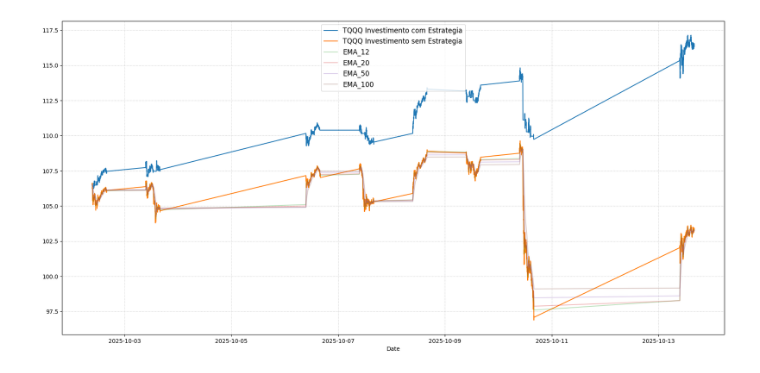
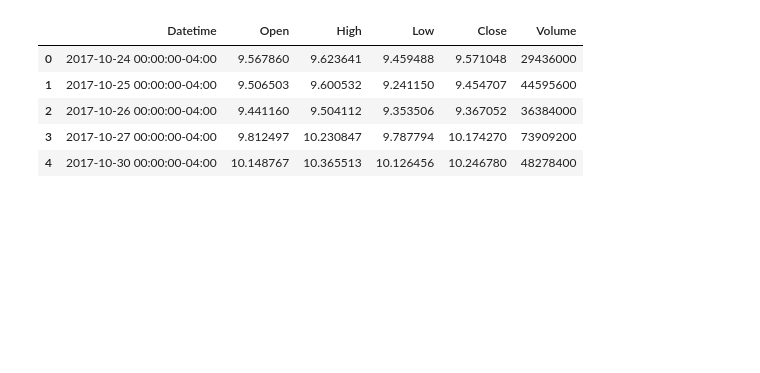
Before and after one commit to Augusto-Mateus/analise_ema_investimentos, a Jupyter notebook: avaliacao_estrategia.ipynb, the cells around one changed output. Drawn from its saved outputs; the diff is of its cells as text; code cells hidden in the pictures; blank space fills up the shorter version.

```diff
--- a/avaliacao_estrategia.ipynb
+++ b/avaliacao_estrategia.ipynb
@@ -109,45 +17,14 @@ tqqq_estratégia
-# %%
-plt.figure(figsize=(21, 10))
-
-plt.plot(
-    tqqq_estratégia["Datetime"],
-    tqqq_estratégia["Investimento_Estrategia"],
-    label="TQQQ Investimento com Estrategia",
-)
-plt.plot(
-    tqqq_estratégia["Datetime"],
-    tqqq_estratégia["Close"],
-    label="TQQQ Investimento sem Estrategia",
-)
-plt.plot(
-    tqqq_estratégia["Datetime"],
-    tqqq_estratégia.iloc[:, 6],
-    label=tqqq_ema.columns[6],
-    alpha=0.3,
-)
-plt.plot(
-    tqqq_estratégia["Datetime"],
-    tqqq_estratégia.iloc[:, 7],
-    label=tqqq_ema.columns[7],
-    alpha=0.3,
-)
-plt.plot(
-    tqqq_estratégia["Datetime"],
-    tqqq_estratégia.iloc[:, 8],
-    label=tqqq_ema.columns[8],
-    alpha=0.3,
-)
-plt.plot(
-    tqqq_estratégia["Datetime"],
-    tqqq_estratégia.iloc[:, 9],
-    label=tqqq_ema.columns[9],
-    alpha=0.3,
-)
-
-plt.xlabel("Date")
-plt.grid(True, linestyle="dotted", alpha=0.8)
-plt.legend(loc="upper center", fontsize=12)
-
-plt.show()
-# %% [output]
-[figure, removed]
+# %%
+# Abertura do DF
+ticker: str = "TQQQ"
+
+df_ativo: DataFrame = get_ticker(ticker, periodo="8y", intervalo="1d")
+
+df_ativo.head()
+# %% [output]
+|  | Datetime | Open | High | Low | Close | Volume |
+| 0 | 2017-10-24 00:00:00-04:00 | 9.567860 | 9.623641 | 9.459488 | 9.571048 | 29436000 |
+| 1 | 2017-10-25 00:00:00-04:00 | 9.506503 | 9.600532 | 9.241150 | 9.454707 | 44595600 |
+| 2 | 2017-10-26 00:00:00-04:00 | 9.441160 | 9.504112 | 9.353506 | 9.367052 | 36384000 |
+| 3 | 2017-10-27 00:00:00-04:00 | 9.812497 | 10.230847 | 9.787794 | 10.174270 | 73909200 |
+| 4 | 2017-10-30 00:00:00-04:00 | 10.148767 | 10.365513 | 10.126456 | 10.246780 | 48278400 |
```
Also changed, not shown: parts of 23 cells of this notebook, 5 other files.
